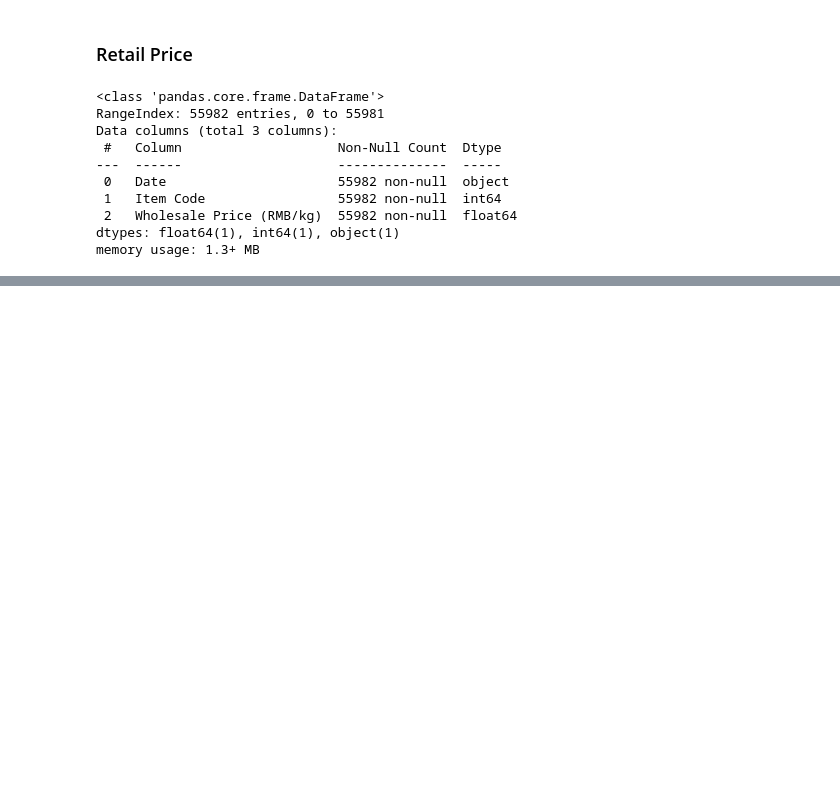
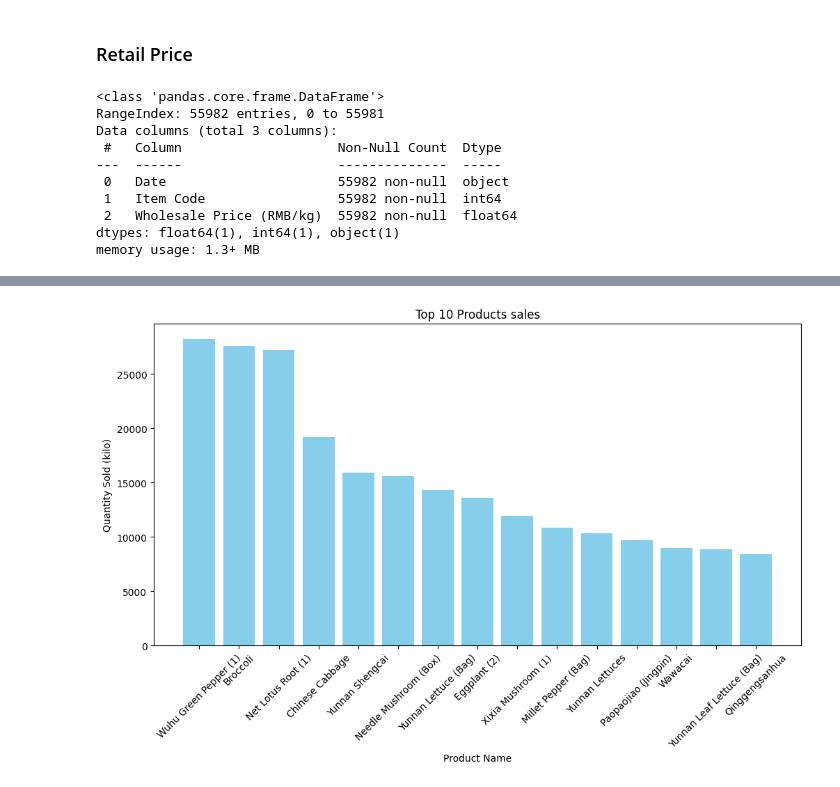
Before and after one commit to sorubadguy/Supermarket_Sales, a Jupyter notebook: supermarket.ipynb, the cells around one changed output, grey strips where cells are left out. Cells and saved outputs as stored; diff of their text form; code cells hidden in the pictures; blank space fills up the shorter version.

```diff
--- a/supermarket.ipynb
+++ b/supermarket.ipynb
@@ -80,0 +85,8 @@ memory usage: 1.3+ MB
+# %%
+df_total_sales = (
+    df_sales[df_sales["Sale or Return"] == "sale"]  # Filtrar ventas reales
+    .groupby("Item Code", as_index=False)["Quantity Sold (kilo)"]
+    .sum()
+    .merge(df_products, on="Item Code", how="left")  # Combinar con datos del producto
+)
+df_total_sales.head()
@@ -80,0 +100,3 @@ memory usage: 1.3+ MB
+# %%
+df_ordered = df_total_sales.sort_values(by=["Quantity Sold (kilo)", "Item Name"], ascending=[False, True]).reset_index(drop=True)
+df_ordered.head()
@@ -80,0 +110,10 @@ memory usage: 1.3+ MB
+# %%
+fig, ax = plt.subplots(figsize=(12, 6))
+ax.bar(df_ordered['Item Name'].head(15), df_ordered['Quantity Sold (kilo)'].head(15), color='skyblue')
+plt.xticks(rotation=45)
+plt.title('Top 10 Products sales')
+plt.xlabel('Product Name')
+plt.ylabel('Quantity Sold (kilo)')
+plt.show()
+# %% [output]
+[figure, added]
```
Also changed, not shown: parts of 5 cells of this notebook.
